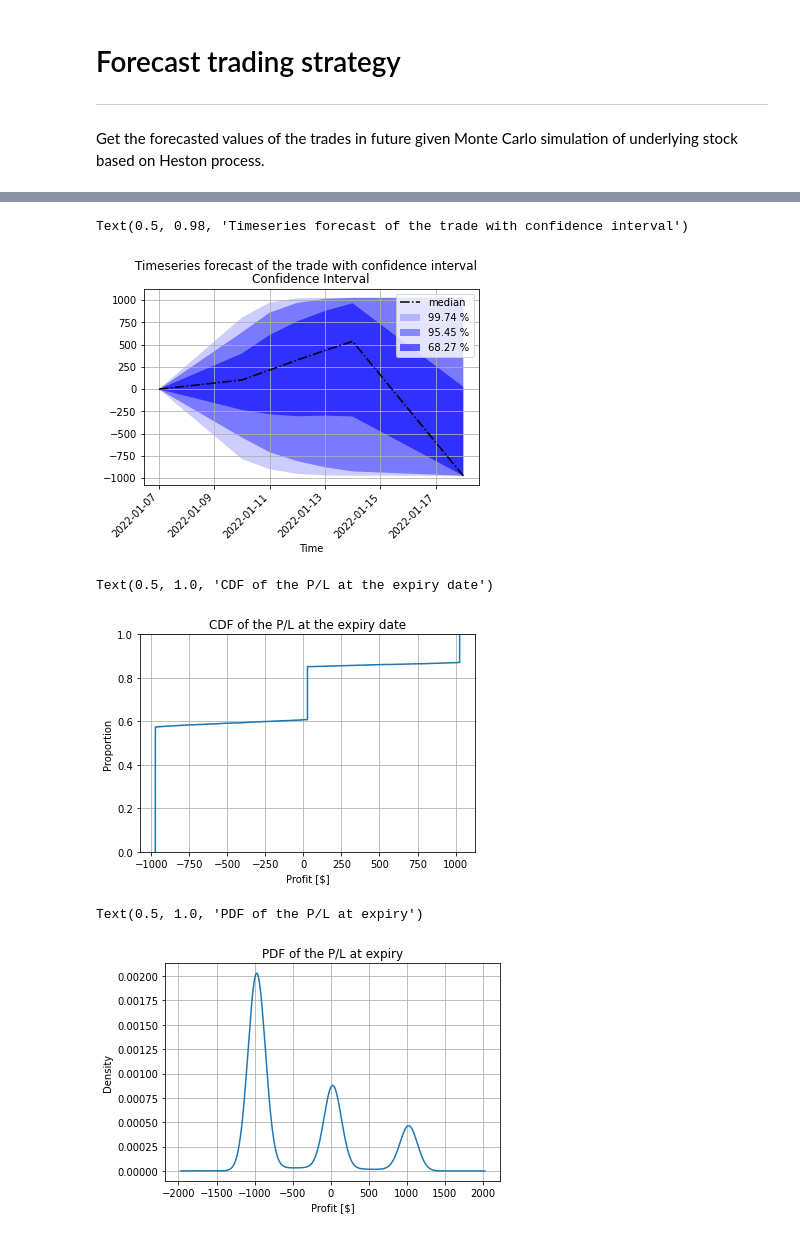
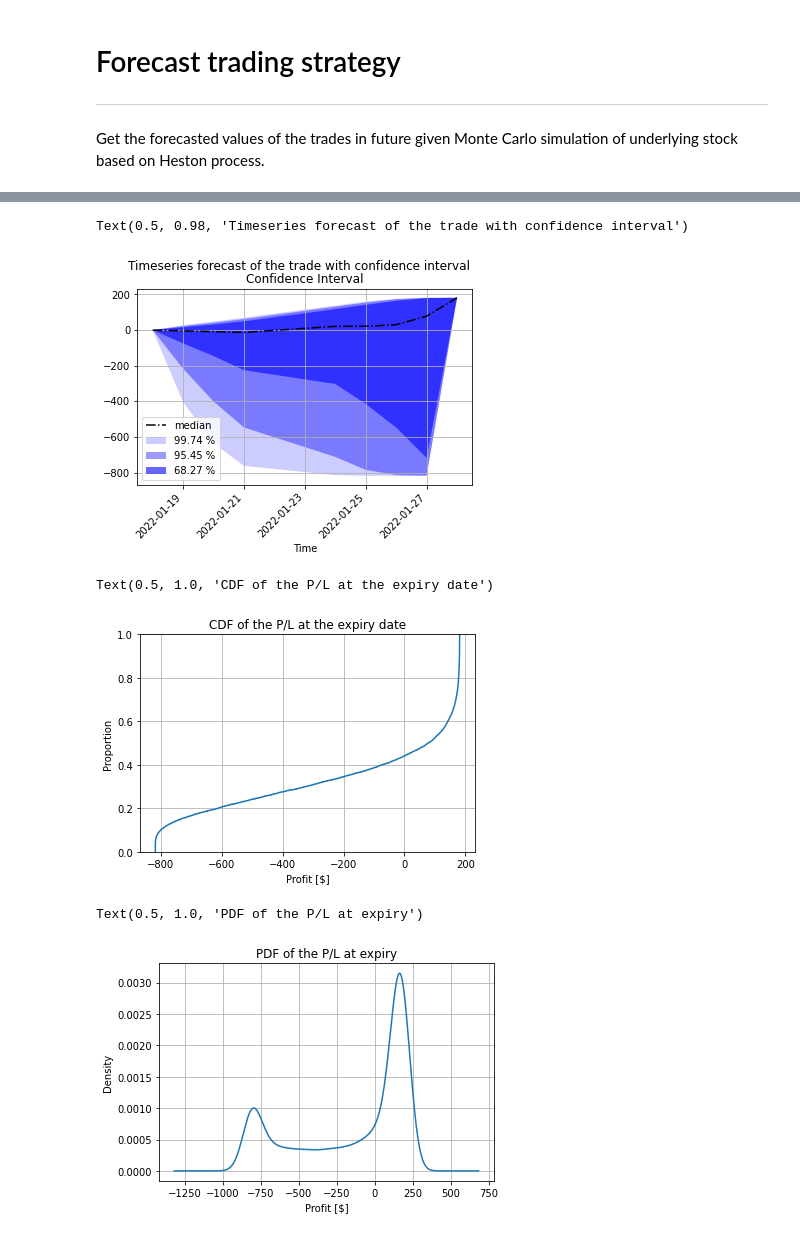
Before and after one commit to sidbannet/stockhealth, a Jupyter notebook: examples/trading-strategy-forecast.ipynb, the cells around one changed output, grey strips where cells are left out. Drawn from its saved outputs; the diff is of its cells as text; code cells hidden in the pictures.

Commit message:
Expected return on an example trade.

```diff
--- a/examples/trading-strategy-forecast.ipynb
+++ b/examples/trading-strategy-forecast.ipynb
@@ -22,16 +22,16 @@ from stockhealth.utilities.graph import plot as ProbabilityPlot
 # %%
 stock = Ts(ticker='SPY')
 mdl = Trends(stock=stock)
-sim_stock = Heston(trained_model=mdl, number_of_days=5)
+sim_stock = Heston(trained_model=mdl, number_of_days=7)
 # %%
 call_chain = stock.options_chain__(
-    expiry_date=date(2022, 1, 18),
+    expiry_date=date(2022, 1, 28),
     type_of_transaction=TransactionType.call,
     interest_rate=0.01,
     greek_on=True,
 )
 put_chain = stock.options_chain__(
-    expiry_date=date(2022, 1, 18),
+    expiry_date=date(2022, 1, 28),
     type_of_transaction=TransactionType.put,
     interest_rate=0.01,
     greek_on=True,
@@ -48,29 +48,29 @@ axs.legend()
 # %%
 option1 = Bs(
     S=mdl.history['latest close'],
-    K=460,
-    T=11/_NCD,
+    K=449,
+    T=13/_NCD,
     r=0.01,
     q=stock.dividend_yield,
 )
 option2 = Bs(
     S=mdl.history['latest close'],
-    K=461,
-    T=11/_NCD,
+    K=450,
+    T=13/_NCD,
     r=0.01,
     q=stock.dividend_yield,
 )
 option3 = Bs(
     S=mdl.history['latest close'],
-    K=470,
-    T=11/_NCD,
+    K=479,
+    T=13/_NCD,
     r=0.01,
     q=stock.dividend_yield,
 )
 option4 = Bs(
     S=mdl.history['latest close'],
-    K=471,
-    T=11/_NCD,
+    K=480,
+    T=13/_NCD,
     r=0.01,
     q=stock.dividend_yield,
 )
@@ -96,8 +100,8 @@ f_o1, a_o1 = sim_option1.plot()
 # %%
 iron_condor = Trade(
     Transaction(simulation=sim_stock, amount=0),
-    Transaction(simulation=sim_option1, amount=-10),
-    Transaction(simulation=sim_option2, amount=10),
+    Transaction(simulation=sim_option1, amount=10),
+    Transaction(simulation=sim_option2, amount=-10),
     Transaction(simulation=sim_option3, amount=-10),
     Transaction(simulation=sim_option4, amount=10),
 )
@@ -107,20 +111,20 @@ f_trade, a_trade = ProbabilityPlot(trade.price - trade.price.iloc[0].mean())
 f_trade.suptitle('Timeseries forecast of the trade with confidence interval')
 # %% [output]
 Text(0.5, 0.98, 'Timeseries forecast of the trade with confidence interval')
-[figure, old version]
+[figure, new version]
 # %%
-a_profit = sns.ecdfplot((trade.price - trade.price.iloc[0].mean()).iloc[-1])
+a_profit = sns.ecdfplot((trade.price - trade.price.iloc[0].mean()).iloc[-2])
 a_profit.grid(True)
 a_profit.set_xlabel('Profit [$]')
 a_profit.set_title('CDF of the P/L at the expiry date')
 # %% [output]
 Text(0.5, 1.0, 'CDF of the P/L at the expiry date')
-[figure, old version]
+[figure, new version]
 # %%
-a_pdf = ((trade.price - trade.price.iloc[0].mean()).iloc[-1]).plot.kde(grid=True)
+a_pdf = ((trade.price - trade.price.iloc[0].mean()).iloc[-2]).plot.kde(grid=True)
 a_pdf.set_xlabel('Profit [$]')
 a_pdf.set_title('PDF of the P/L at expiry')
 # %% [output]
 Text(0.5, 1.0, 'PDF of the P/L at expiry')
-[figure, old version]
+[figure, new version]
 # %%
```
Also changed, not shown: parts of 5 cells of this notebook.
